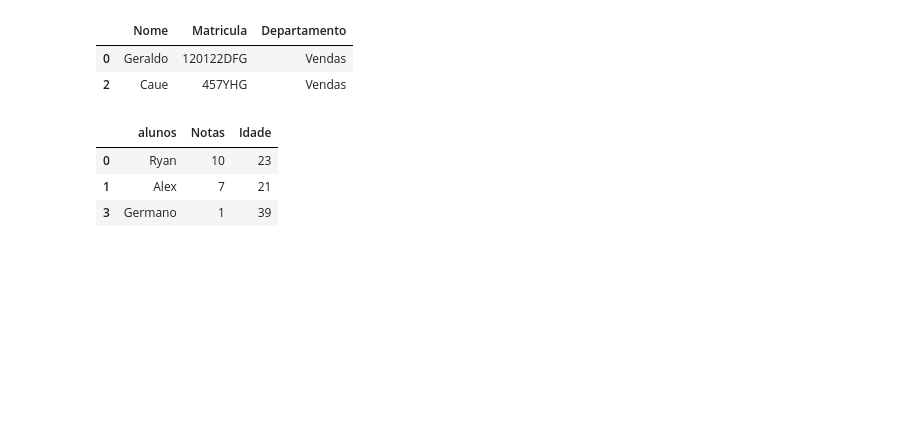
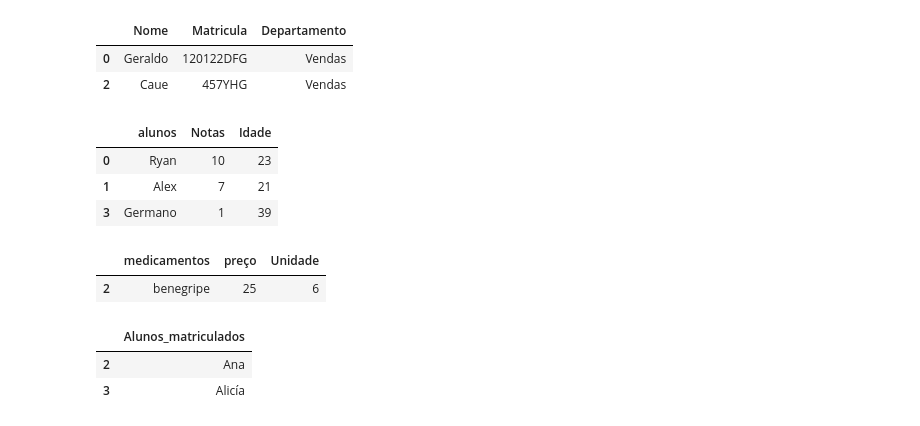
Before and after one commit to Davi-dev1/Pyton.py, a Jupyter notebook: ManipulaçãodeDados.ipynb, the cells around one changed output. Saved outputs shown, nothing was run; the diff lists cells and outputs as text; code cells hidden in the pictures; blank space fills up the shorter version.

```diff
--- a/ManipulaçãodeDados.ipynb
+++ b/ManipulaçãodeDados.ipynb
@@ -104,3 +104,30 @@ filtro
 | 0 | Ryan | 10 | 23 |
 | 1 | Alex | 7 | 21 |
 | 3 | Germano | 1 | 39 |
+# %%
+import pandas as pd
+dados ={
+    'medicamentos ':['Dipirona','nimelusida','benegripe','Dorflex','Laxante'],
+    'preço ':[15,20,25,12,8],
+    'Unidade':[39,20,6,12,5]
+
+}
+df=pd.DataFrame(dados)
+filtro=df[(df['preço ' ]>20) & (df['Unidade']<10)]
+filtro
+# %% [output]
+|  | medicamentos | preço | Unidade |
+| 2 | benegripe | 25 | 6 |
+# %%
+import pandas as pd
+
+dados ={
+    'Alunos_matriculados':['Guilherme','Luis','Ana','Alicía','Sandro']
+}
+df=pd.DataFrame(dados)
+filtro=df[df['Alunos_matriculados'].str.contains('^A')]
+filtro
+# %% [output]
+|  | Alunos_matriculados |
+| 2 | Ana |
+| 3 | Alicía |
```
